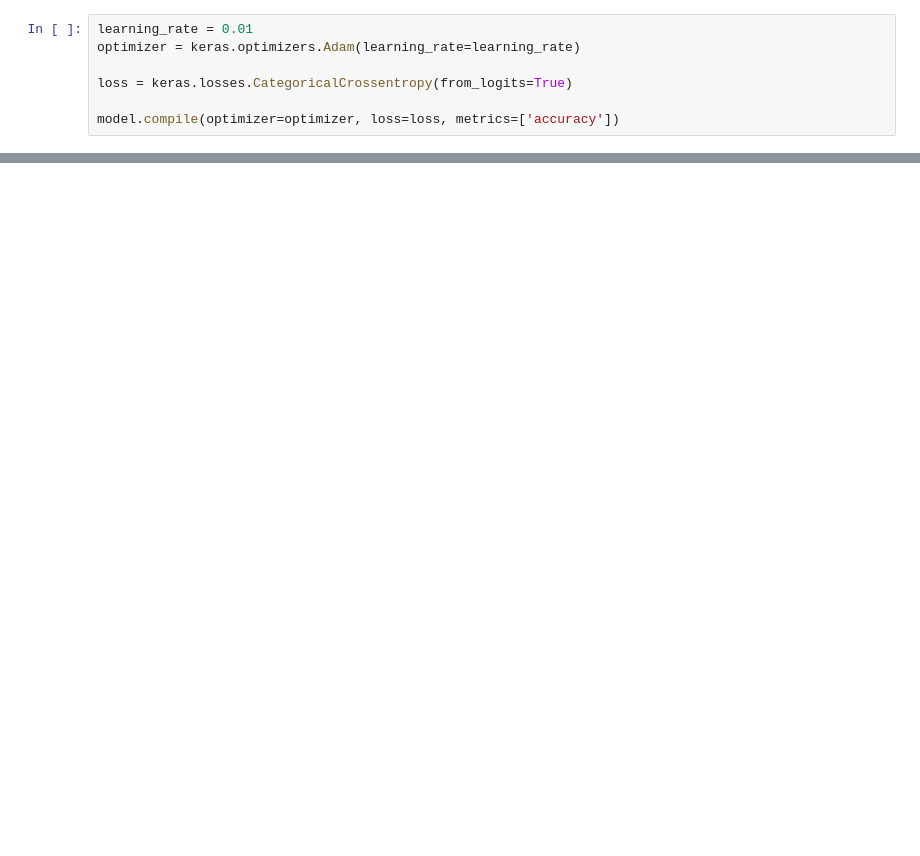
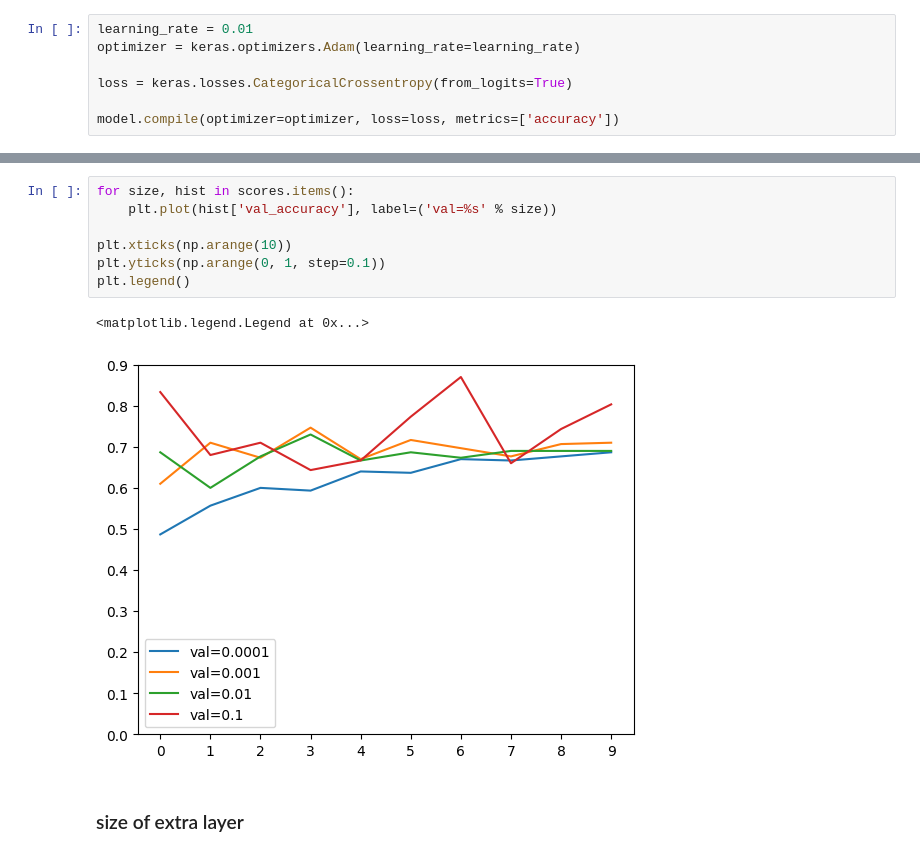
Before and after one commit to el-grudge/mleng-zoomcamp, a Jupyter notebook: capstone_01/capstone_where_am_i.ipynb, the cells around one changed output, grey strips where cells are left out. Cells and saved outputs as stored; diff of their text form; blank space fills up the shorter version.

```diff
--- a/capstone_01/capstone_where_am_i.ipynb
+++ b/capstone_01/capstone_where_am_i.ipynb
@@ -168,0 +255,12 @@ Epoch 10/10
+# %%
+for size, hist in scores.items():
+    plt.plot(hist['val_accuracy'], label=('val=%s' % size))
+
+plt.xticks(np.arange(10))
+plt.yticks(np.arange(0, 1, step=0.1))
+plt.legend()
+# %% [output]
+<matplotlib.legend.Legend at 0x...>
+[figure, added]
+# %% [markdown]
+### size of extra layer
```
Also changed, not shown: parts of 71 cells of this notebook.
